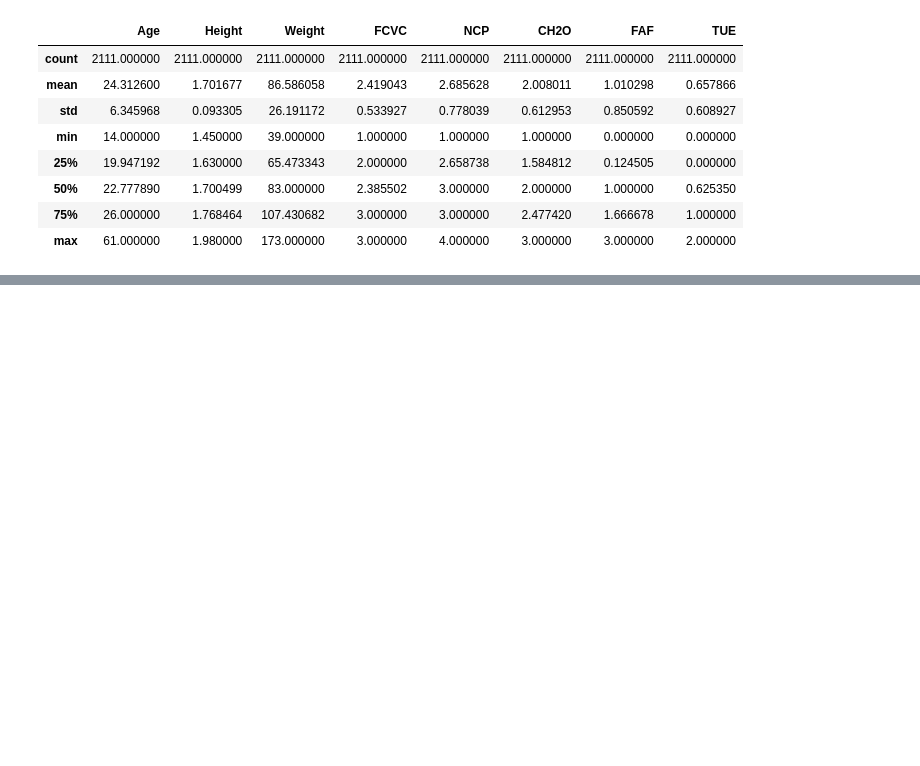
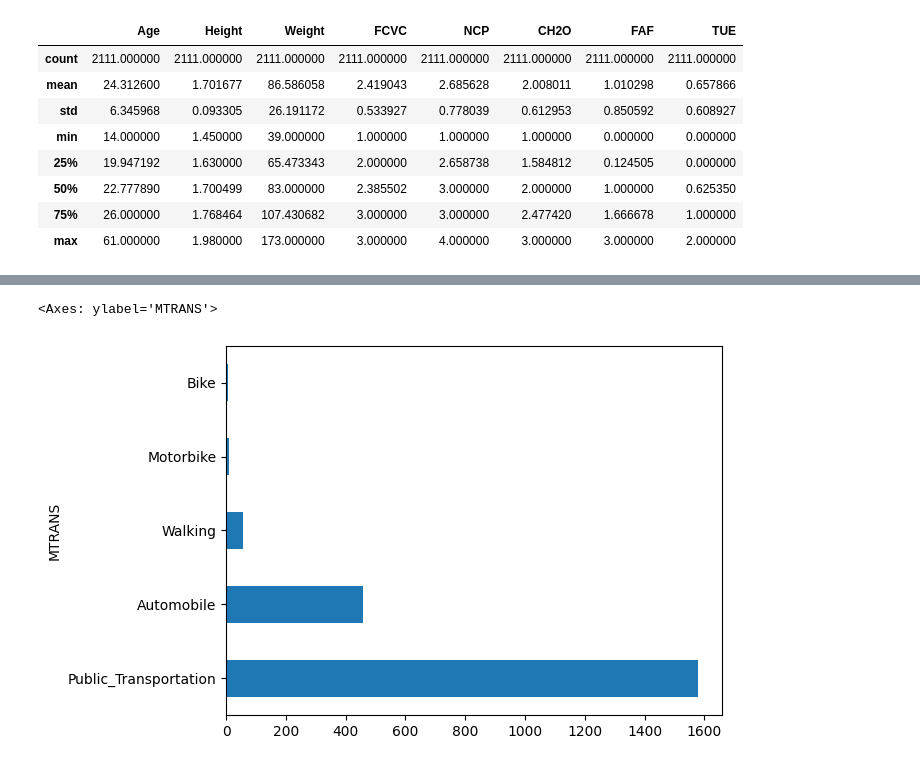
Before and after one commit to mbrudd/csci290, a Jupyter notebook: notebooks/Load_a_CSV.ipynb, the cells around one changed output, grey strips where cells are left out. Cells and saved outputs as stored; diff of their text form; code cells hidden in the pictures; blank space fills up the shorter version.

```diff
--- a/notebooks/Load_a_CSV.ipynb
+++ b/notebooks/Load_a_CSV.ipynb
@@ -28,0 +57,5 @@ obesity.describe()
+# %%
+obesity["MTRANS"].value_counts().plot.barh()
+# %% [output]
+<Axes: ylabel='MTRANS'>
+[figure, added]
```
Also changed, not shown: parts of 3 cells of this notebook.
